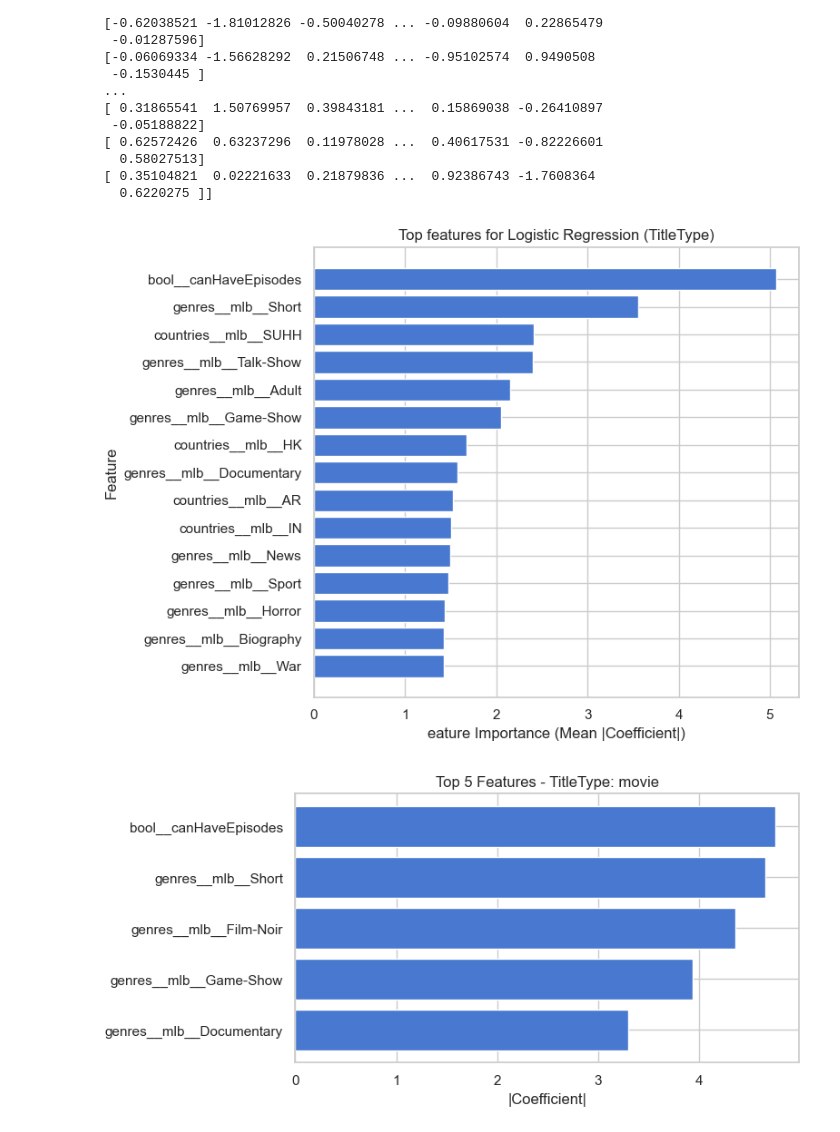
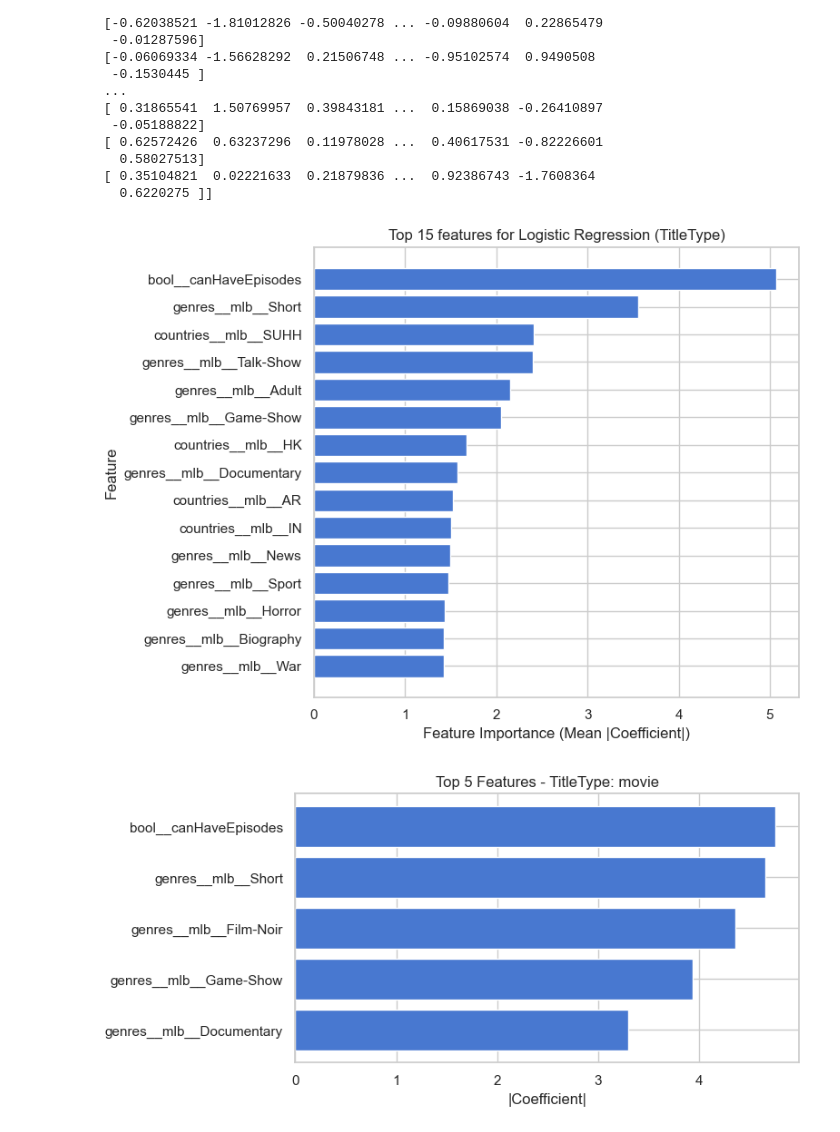
Before and after one commit to g-fabiani4-unipi/dm2_project, a Jupyter notebook: src/advanced_classification/logistic_regression.ipynb, the cells around one changed output. Drawn from its saved outputs; the diff is of its cells as text; code cells hidden in the pictures.

Commit message:
Report Logistic Regression

```diff
--- a/src/advanced_classification/logistic_regression.ipynb
+++ b/src/advanced_classification/logistic_regression.ipynb
@@ -747,5 +747,7 @@ joblib.dump(best_LR_model_TT, data_dir/"best_LR_model_TT.pkl")
 # %% [output]
 ['..\\..\\results\\best_LR_model_TT.pkl']
+# %%
+best_LR_model_TT = joblib.load(data_dir/"best_LR_model_TT.pkl")
 # %%
 y_pred_tt = best_LR_model_TT.predict(df_test)
 print(classification_report(y_test_titleType, y_pred_tt, digits=3))
@@ -797,28 +799,28 @@ Beta1: [[-0.63128186  2.07549256 -0.17086022 ...  0.25107627  0.2756188
 # %%
 #overwrite
 log_reg = best_LR_model_TT.named_steps["clf"]
 preprocessor = best_LR_model_TT.named_steps["preprocessor"]
 feature_names = preprocessor.get_feature_names_out()
 coefs = log_reg.coef_
 importance = np.mean(np.abs(coefs), axis=0)
 
 
 # Sort in order of importance
 sorted_idx = np.argsort(importance)[::-1]
 top_n = 15  # n feats to show
 top_features = feature_names[sorted_idx[:top_n]]
 top_importances = importance[sorted_idx[:top_n]]
 
 # Plot
 plt.figure(figsize=(8, 6))
 plt.barh(top_features[::-1], top_importances[::-1])
-plt.xlabel("eature Importance (Mean |Coefficient|)")
+plt.xlabel("Feature Importance (Mean |Coefficient|)")
 plt.ylabel("Feature")
-plt.title("Top features for Logistic Regression (TitleType)")
+plt.title("Top 15 features for Logistic Regression (TitleType)")
 plt.tight_layout()
 plt.show()
 # %% [output]
-[figure, old version]
+[figure, new version]
 # %%
 # top 5 features for each TitleType class
 class_names = log_reg.classes_
```
Also changed, not shown: parts of 1 cell of this notebook, 5 other files.
